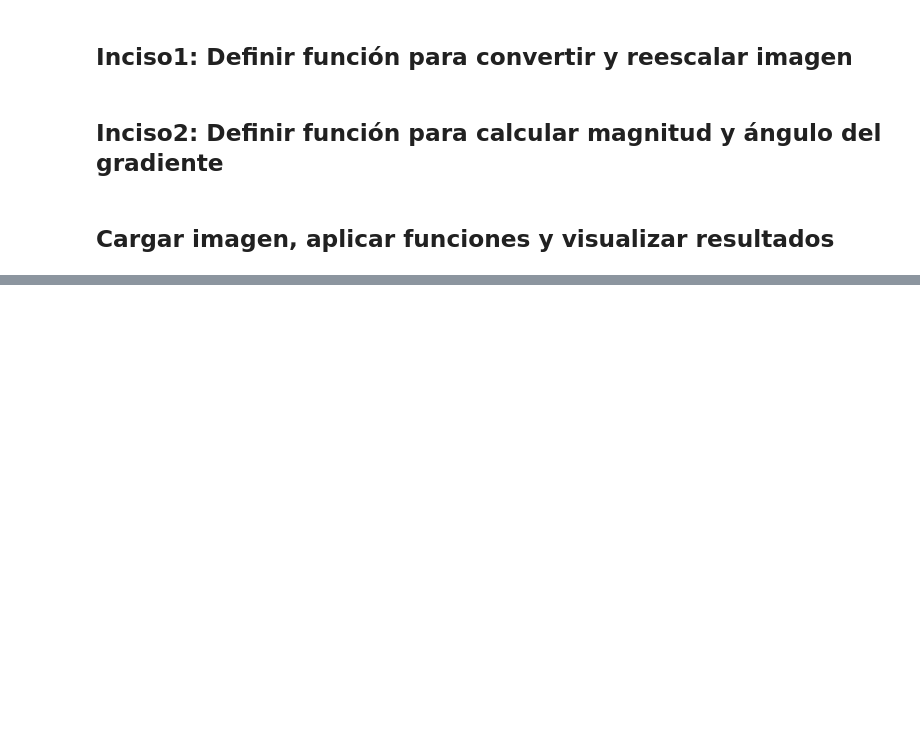
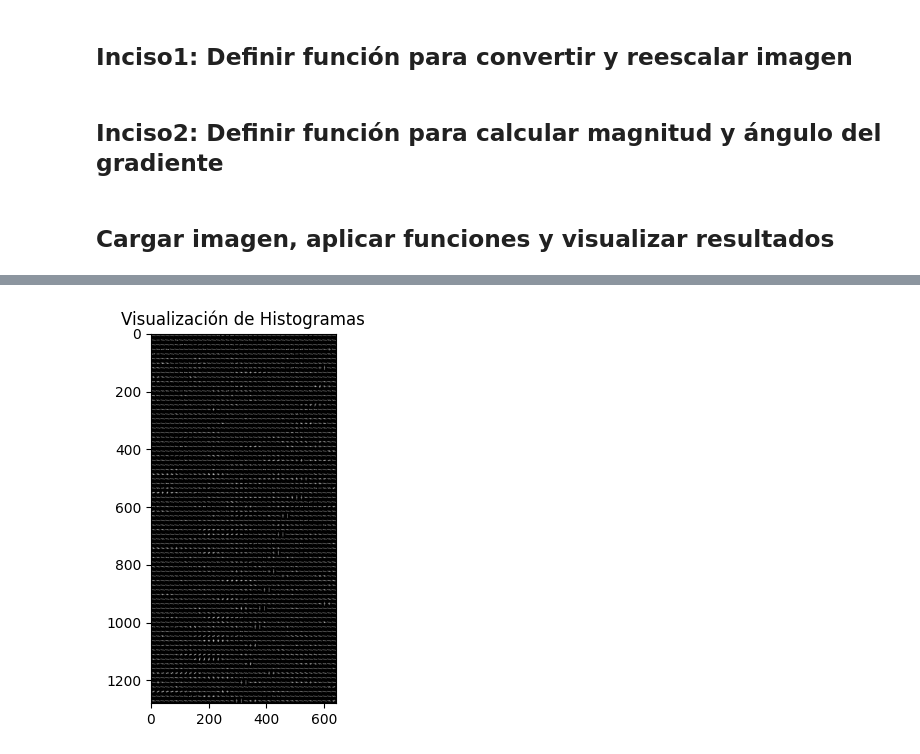
Before and after one commit to EstebanAG1005/Lab02-VC, a Jupyter notebook: inciso1_2.ipynb, the cells around one changed output, grey strips where cells are left out. Drawn from its saved outputs; the diff is of its cells as text; code cells hidden in the pictures; blank space fills up the shorter version.

```diff
--- a/inciso1_2.ipynb
+++ b/inciso1_2.ipynb
@@ -96,0 +177,45 @@ plt.show()
+# %%
+import numpy as np
+import cv2
+import matplotlib.pyplot as plt
+
+def create_hist_viz(histograms, block_size, num_bins, image_shape):
+    # Calculate the number of vertical and horizontal blocks
+    M = image_shape[0] // block_size
+    N = image_shape[1] // block_size
+
+    # Create an image to visualize the histograms
+    visual_image = np.zeros((M * block_size, N * block_size), dtype=np.float32)
+
+    # Degree per bin
+    deg_per_bin = 180.0 / num_bins
+
+    # Iterate over each block's histogram
+    for block_idx in range(histograms.shape[0]):
+        block_hist = histograms[block_idx]
+        (block_row, block_col) = divmod(block_idx, N)
+        for bin_idx in range(num_bins):
+            # Center of the bin angle
+            angle = deg_per_bin * (bin_idx + 0.5)
+            # Magnitude is proportional to the histogram bin value
+            magnitude = block_hist[bin_idx] * block_size
+            # Compute the line's coordinates based on angle and magnitude
+            theta = np.deg2rad(angle)
+            x_center = block_col * block_size + block_size // 2
+            y_center = block_row * block_size + block_size // 2
+            dx = int(magnitude * np.cos(theta) * 0.5)
+            dy = int(magnitude * np.sin(theta) * 0.5)
+            # Draw the line on the visualization image
+            cv2.line(visual_image, (x_center - dx, y_center - dy), (x_center + dx, y_center + dy), 255, 1)
+
+    return visual_image
+
+original_image_shape = (128 * scale, 64 * scale)  # Assuming the image was resized to this shape
+hist_viz = create_hist_viz(H, block_size, num_bins, original_image_shape)
+
+# Display the histogram visualization
+plt.imshow(hist_viz, cmap='gray')
+plt.title('Visualización de Histogramas')
+plt.show()
+# %% [output]
+[figure, added]
```
Also changed, not shown: parts of 5 cells of this notebook, 4 other files.
